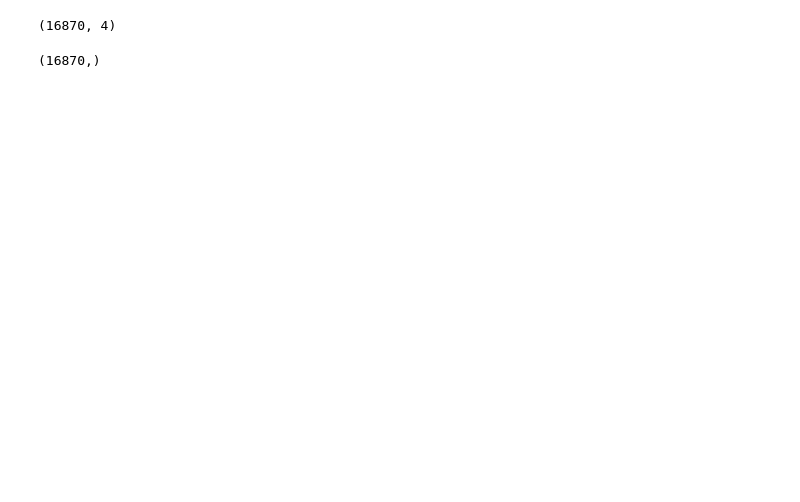
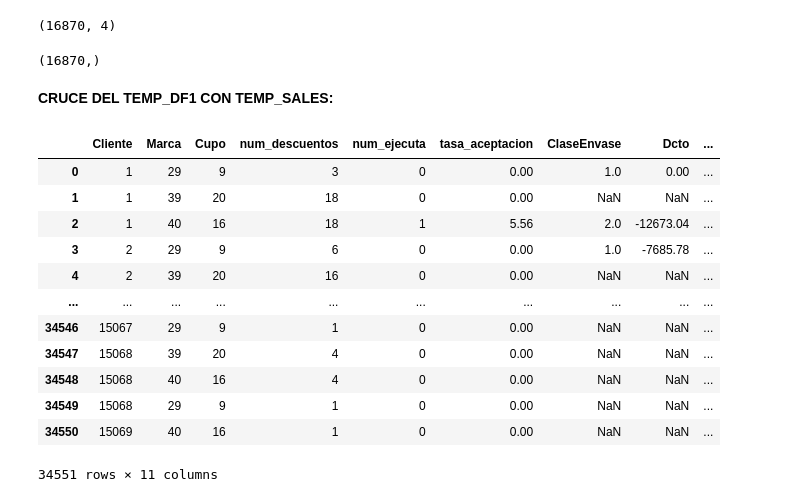
Before and after one commit to ycamposl/retobackus, a Jupyter notebook: DataCup.ipynb, the cells around one changed output. Drawn from its saved outputs; the diff is of its cells as text; code cells hidden in the pictures; blank space fills up the shorter version.

```diff
--- a/DataCup.ipynb
+++ b/DataCup.ipynb
@@ -115,5 +131,7 @@ df1['year_hasta']=pd.DatetimeIndex(df1['Fecha_Hasta']).year
 df1['resta_month']=df1['month_desde']-df1['month_hasta']
 df1['resta_year']=df1['year_desde']-df1['year_hasta']
 df1['key2']=df1['Cliente'].astype('str')+df1['Marca'].astype('str')+df1['Cupo'].astype('str')+df1['year_desde'].astype('str')+df1['month_desde'].astype('str')
-df1.head(1500)
+df1['key3']=df1['Cliente'].astype('str')+df1['Marca'].astype('str')+df1['Cupo'].astype('str')
+df1=df1.sort_values(by=['Cliente', 'Marca', 'Cupo', 'Fecha_Desde'])
+df1.tail(1500)
 # %% [output]
@@ -138,0 +161,7 @@ df1.to_csv('Output/df1.csv')
+# %%
+temp_df1=pd.DataFrame(df1.pivot_table(index=['Cliente', 'Marca', 'Cupo'], aggfunc={'Target':['sum', 'count']}))
+temp_df1.columns=['num_descuentos', 'num_ejecuta']
+temp_df1=temp_df1.reset_index(inplace=False)
+temp_df1['tasa_aceptacion']=(temp_df1['num_ejecuta']/temp_df1['num_descuentos']*100).round(2)
+temp_df1=temp_df1.sort_values(by=['Cliente'])
+temp_df1
@@ -167,0 +228,7 @@ sales.to_csv('Output/sales2.csv')
+# %%
+temp_sales=sales.pivot_table(index=['Cliente', 'Marca', 'Cupo'], aggfunc={'ClaseEnvase':'max',
+                                                                           'SegmentoPrecio':'max',
+                                                                           'Nr':'mean',
+                                                                           'Hl':'mean','Dcto':'sum'})
+temp_sales=temp_sales.reset_index(inplace=False)
+temp_sales
@@ -193,3 +279,22 @@ test.shape
 test.key.unique().shape
 # %% [output]
 (16870,)
+# %% [markdown]
+**CRUCE DEL TEMP_DF1 CON TEMP_SALES:**
+# %%
+df=pd.merge(temp_df1, temp_sales, how='left', on=['Cliente', 'Marca', 'Cupo'])
+df
+# %% [output]
+|  | Cliente | Marca | Cupo | num_descuentos | num_ejecuta | tasa_aceptacion | ClaseEnvase | Dcto | ... |
+| 0 | 1 | 29 | 9 | 3 | 0 | 0.00 | 1.0 | 0.00 | ... |
+| 1 | 1 | 39 | 20 | 18 | 0 | 0.00 | NaN | NaN | ... |
+| 2 | 1 | 40 | 16 | 18 | 1 | 5.56 | 2.0 | -12673.04 | ... |
+| 3 | 2 | 29 | 9 | 6 | 0 | 0.00 | 1.0 | -7685.78 | ... |
+| 4 | 2 | 39 | 20 | 16 | 0 | 0.00 | NaN | NaN | ... |
+| ... | ... | ... | ... | ... | ... | ... | ... | ... | ... |
+| 34546 | 15067 | 29 | 9 | 1 | 0 | 0.00 | NaN | NaN | ... |
+| 34547 | 15068 | 39 | 20 | 4 | 0 | 0.00 | NaN | NaN | ... |
+| 34548 | 15068 | 40 | 16 | 4 | 0 | 0.00 | NaN | NaN | ... |
+| 34549 | 15068 | 29 | 9 | 1 | 0 | 0.00 | NaN | NaN | ... |
+| 34550 | 15069 | 40 | 16 | 1 | 0 | 0.00 | NaN | NaN | ... |
+34551 rows × 11 columns
```
Also changed, not shown: parts of 17 cells of this notebook.
